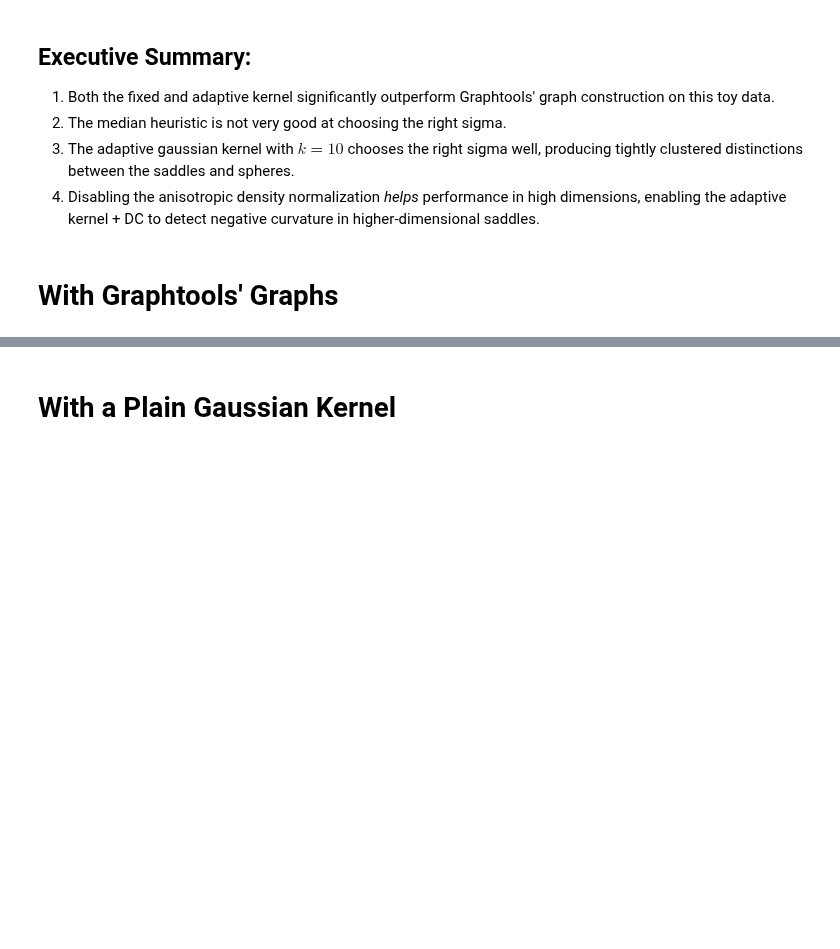
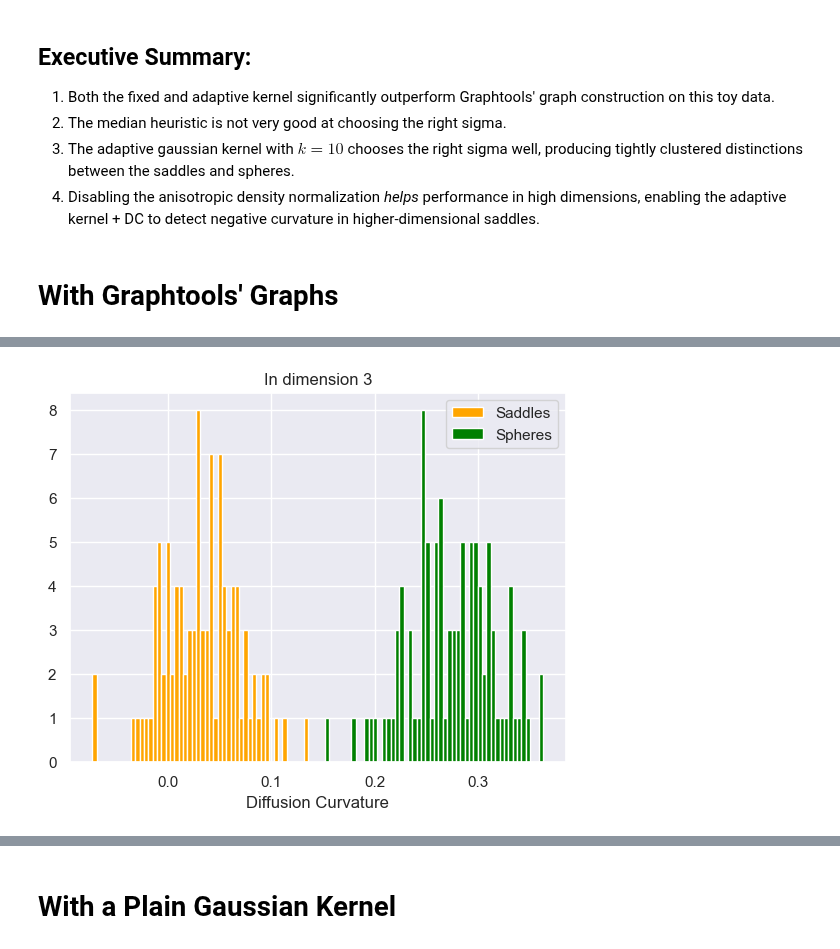
Before and after one commit to professorwug/diffusion-curvature, a Jupyter notebook: nbs/experiments/3d1 Effects of Graph Construction on Negative Curvature Detection.ipynb, the cells around one changed output, grey strips where cells are left out. Cells and saved outputs as stored; diff of their text form; code cells hidden in the pictures; blank space fills up the shorter version.

```diff
--- a/nbs/experiments/3d1 Effects of Graph Construction on Negative Curvature Detection.ipynb
+++ b/nbs/experiments/3d1 Effects of Graph Construction on Negative Curvature Detection.ipynb
@@ -109,3 +115,9 @@ def get_dc_of_saddles_and_spheres(
+# %%
+get_dc_of_saddles_and_spheres(
+    graph_former = partial(graphtools_graph_from_data, knn=20)
+)
+# %% [output]
+[figure, added]
 # %%
 get_dc_of_saddles_and_spheres(
     graph_former = partial(graphtools_graph_from_data, knn=15)
```
Also changed, not shown: parts of 20 cells of this notebook, 2 other files.
